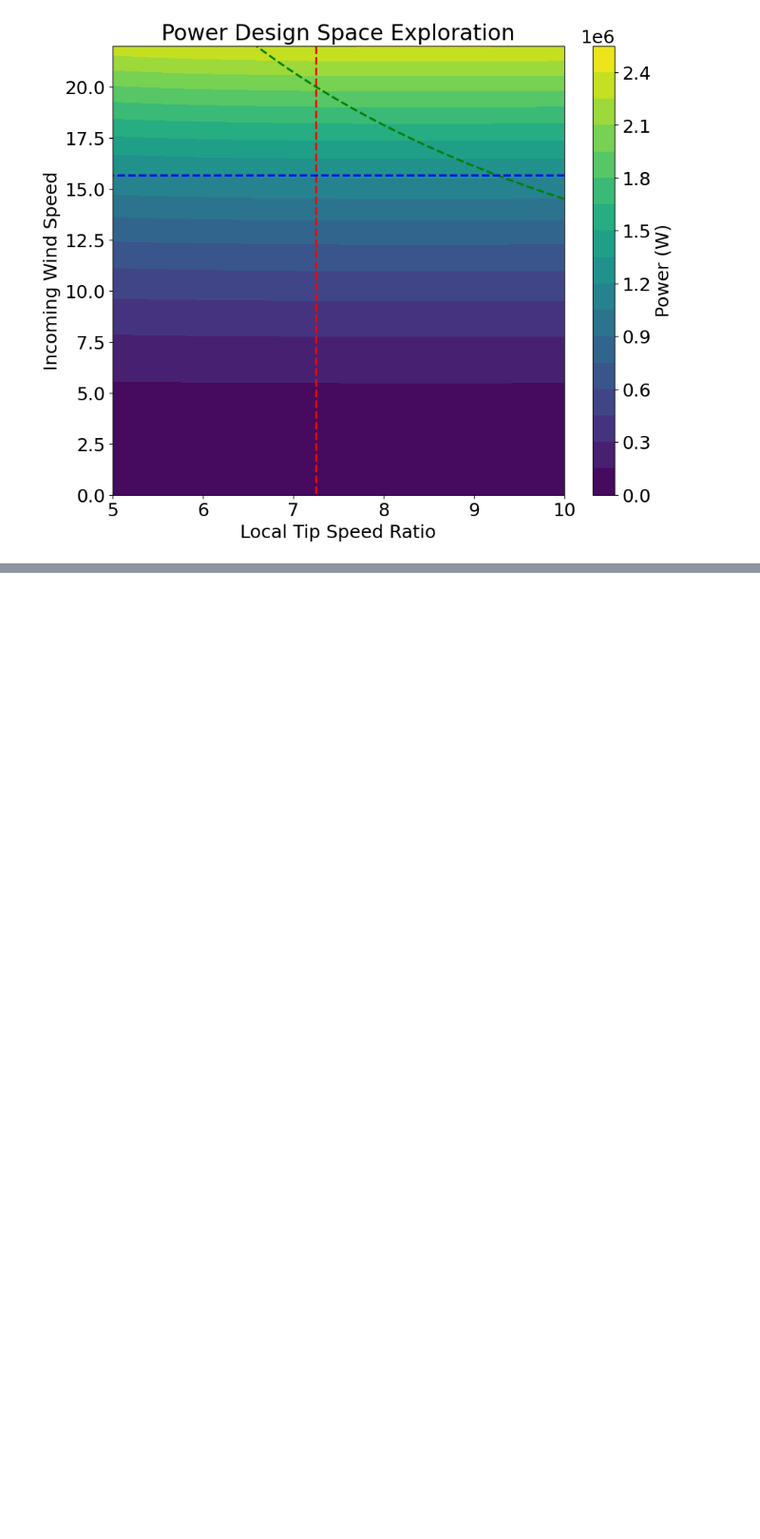
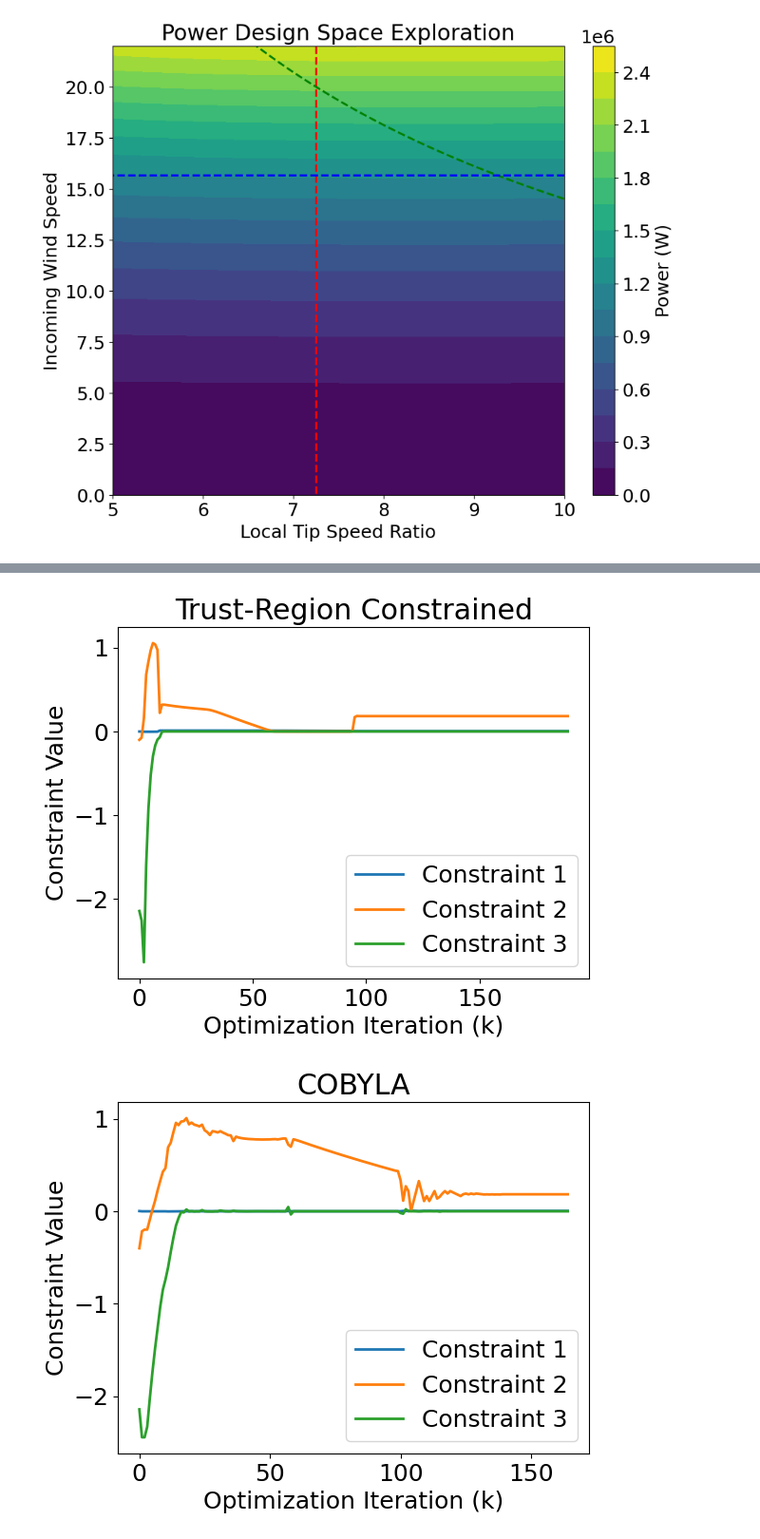
Before and after one commit to divyatyagi8/AERSP497_Project, a Jupyter notebook: windpower_opt.ipynb, the cells around one changed output, grey strips where cells are left out. Shown at 95% size. Cells and saved outputs as stored; diff of their text form; code cells hidden in the pictures; blank space fills up the shorter version.

```diff
--- a/windpower_opt.ipynb
+++ b/windpower_opt.ipynb
@@ -504,0 +474,36 @@ plt.show()
+# %%
+# Trust-Region Constrained
+plt.figure()
+plt.plot(range(len(c1x_tr)), c1x_tr, label='Constraint 1')
+plt.plot(range(len(c2x_tr)), c2x_tr, label='Constraint 2')
+plt.plot(range(len(c3x_tr)), c3x_tr, label='Constraint 3')
+plt.xlabel('Optimization Iteration (k)')
+plt.ylabel('Constraint Value')
+plt.title('Trust-Region Constrained')
+plt.legend()
+plt.show()
+
+# COBYLA
+plt.figure()
+plt.plot(range(len(c1x_c)), c1x_c, label='Constraint 1')
+plt.plot(range(len(c2x_c)), c2x_c, label='Constraint 2')
+plt.plot(range(len(c3x_c)), c3x_c, label='Constraint 3')
+plt.xlabel('Optimization Iteration (k)')
+plt.ylabel('Constraint Value')
+plt.title('COBYLA')
+plt.legend()
+plt.show()
+
+# SLSQP
+plt.figure()
+plt.plot(range(len(c1x_slsqp)), c1x_slsqp, label='Constraint 1')
+plt.plot(range(len(c2x_slsqp)), c2x_slsqp, label='Constraint 2')
+plt.plot(range(len(c3x_slsqp)), c3x_slsqp, label='Constraint 3')
+plt.xlabel('Optimization Iteration (k)')
+plt.ylabel('Constraint Value')
+plt.title('SLSQP')
+plt.legend()
+plt.show()
+# %% [output]
+[figure, added]
+[figure, added]
```
Also changed, not shown: parts of 11 cells of this notebook.
